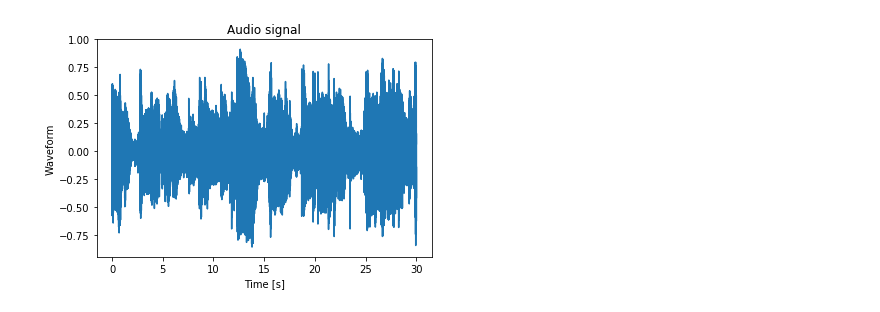
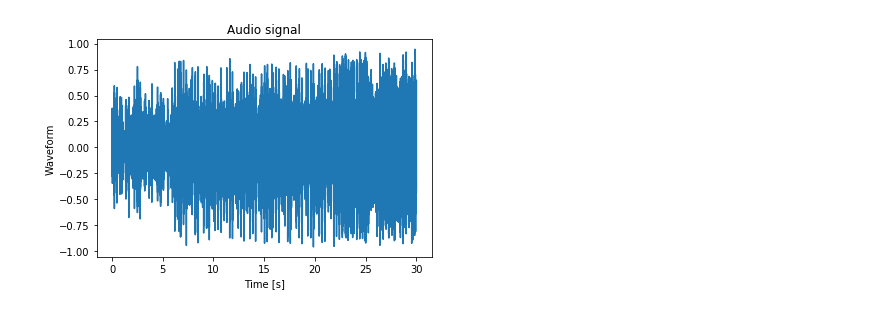
Before and after one commit to pianistprogrammer/TimeSignatureEstimator, a Jupyter notebook: Gainza.ipynb, the cells around one changed output. Cells and saved outputs as stored; diff of their text form; code cells hidden in the pictures.

```diff
--- a/Gainza.ipynb
+++ b/Gainza.ipynb
@@ -8,20 +8,20 @@ import librosa.display
 import IPython.display as ipd
 from scipy import signal
 # %%
-path = "Data/genres_original/country/country.00097.wav"
-n_fft = 2048
-hop_length = 512
-#path = "makeit.wav"
+#path = "Data/genres_original/country/country.00097.wav"
+path = "Data/genres_original/pop/pop.00009.wav"
+# n_fft = 2048
+# hop_length = 512
 sample, sr = librosa.load(path)
 duration = np.arange(len(sample)) / sr
 
 plt.plot(duration, sample)
 plt.title("Audio signal")
 plt.ylabel("Waveform")
 plt.xlabel("Time [s]")
 plt.show()
 ipd.Audio(sample, rate=sr)
 # %% [output]
-[figure, old version]
+[figure, new version]
 [interactive output not drawn]
 # %%
```
Also changed, not shown: parts of 7 cells of this notebook, 23 other files.
